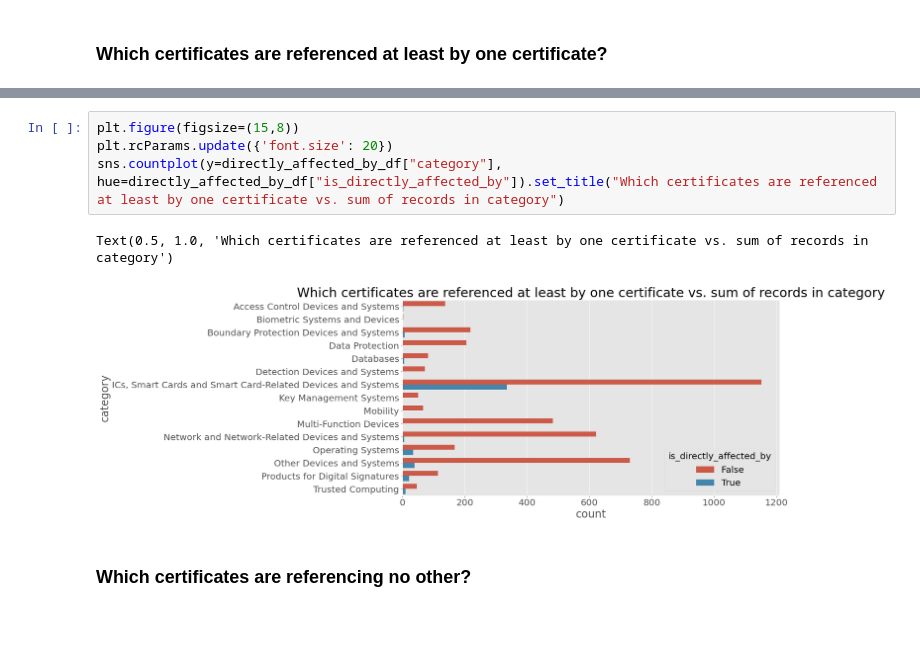
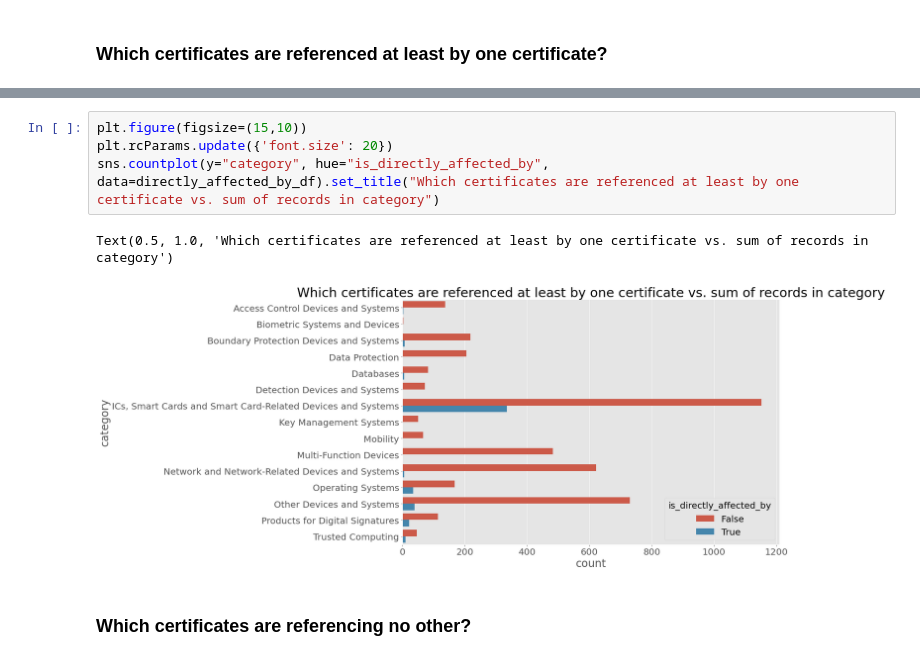
Before and after one commit to crocs-muni/sec-certs, a Jupyter notebook: notebooks/cc/dependency_analysis.ipynb, the cells around one changed output, grey strips where cells are left out. Saved outputs shown, nothing was run; the diff lists cells and outputs as text; blank space fills up the shorter version.

```diff
--- a/notebooks/cc/dependency_analysis.ipynb
+++ b/notebooks/cc/dependency_analysis.ipynb
@@ -135,10 +135,10 @@ directly_affected_by_df.head()
-# %%
-plt.figure(figsize=(15,8))
-plt.rcParams.update({'font.size': 20})
-sns.countplot(y=directly_affected_by_df["category"], hue=directly_affected_by_df["is_directly_affected_by"]).set_title("Which certificates are referenced at least by one certificate vs. sum of records in category")
-# %% [output]
-Text(0.5, 1.0, 'Which certificates are referenced at least by one certificate vs. sum of records in category')
-[figure, removed]
+# %%
+plt.figure(figsize=(15,10))
+plt.rcParams.update({'font.size': 20})
+sns.countplot(y="category", hue="is_directly_affected_by", data=directly_affected_by_df).set_title("Which certificates are referenced at least by one certificate vs. sum of records in category")
+# %% [output]
+Text(0.5, 1.0, 'Which certificates are referenced at least by one certificate vs. sum of records in category')
+[figure, added]
 # %% [markdown]
 ### Which certificates are referencing no other?
 # %%
```
Also changed, not shown: parts of 9 cells of this notebook.
